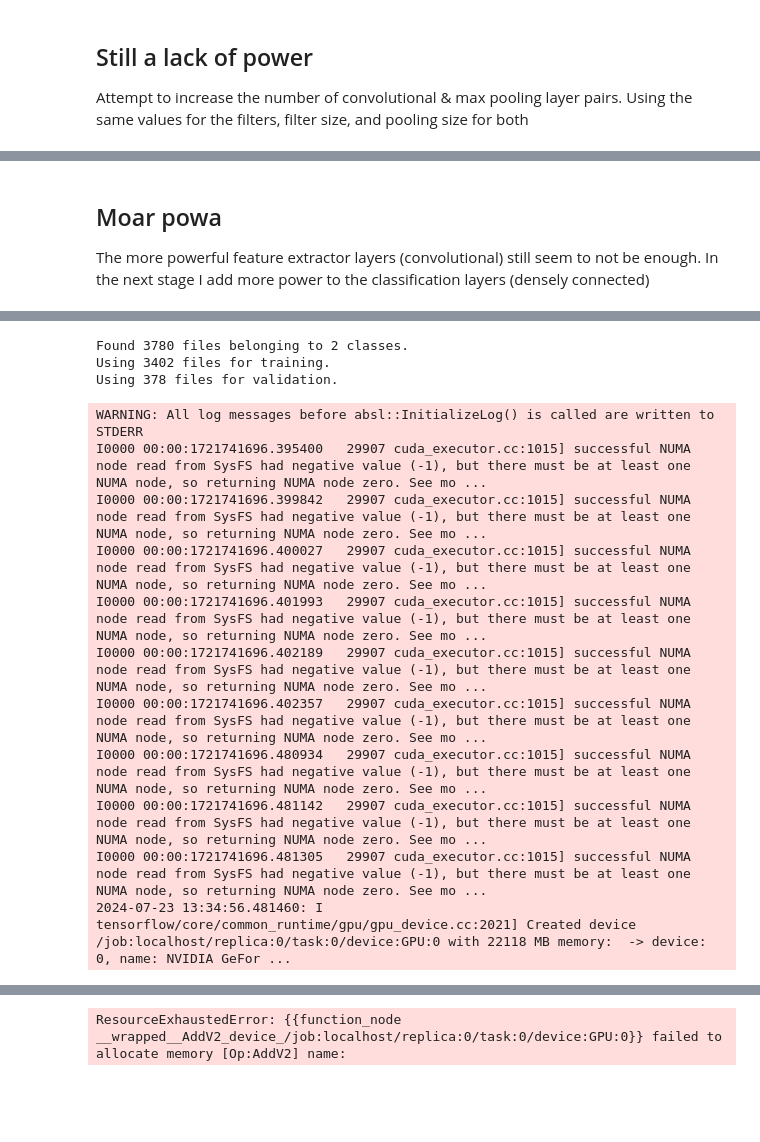
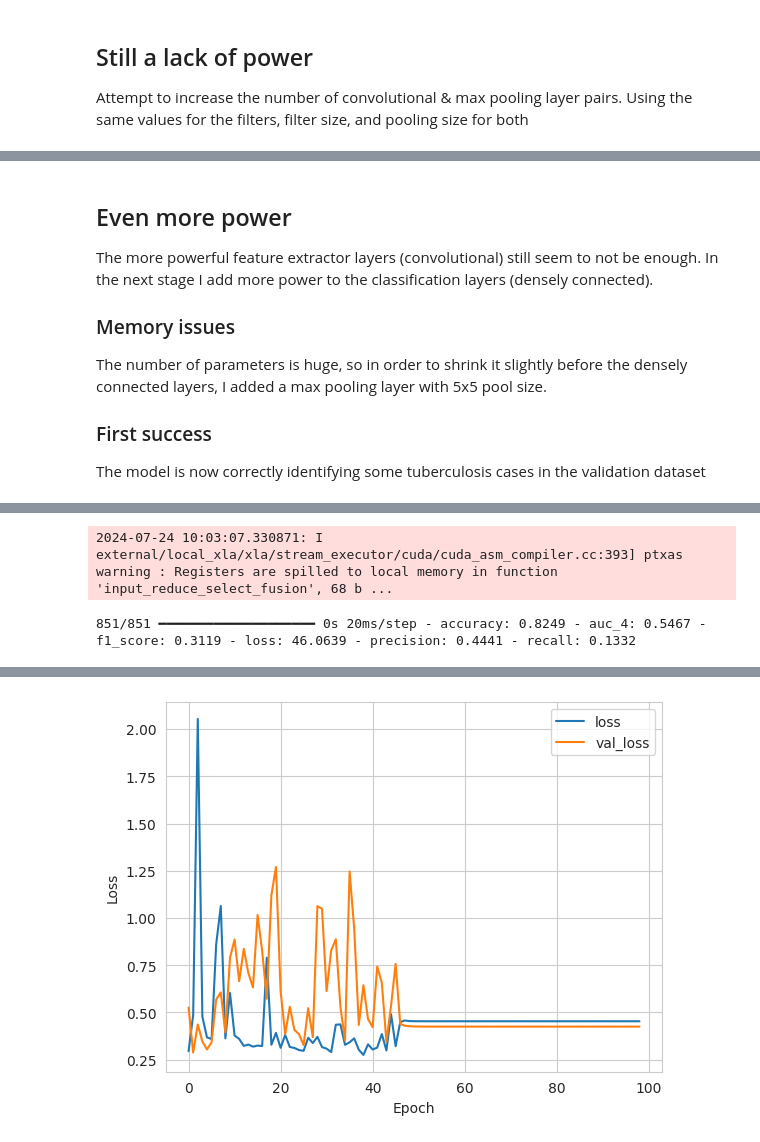
Before and after one commit to jasperchess/final-project, a Jupyter notebook: classification.ipynb, the cells around one changed output, grey strips where cells are left out. Cells and saved outputs as stored; diff of their text form; code cells hidden in the pictures; blank space fills up the shorter version.

```diff
--- a/classification.ipynb
+++ b/classification.ipynb
@@ -711,7 +734,15 @@ Epoch 100/100
 # %% [markdown]
-## Moar powa
+## Even more power
 
-The more powerful feature extractor layers (convolutional) still seem to not be enough. In the next stage I add more power to the classification layers (densely connected)
+The more powerful feature extractor layers (convolutional) still seem to not be enough. In the next stage I add more power to the classification layers (densely connected).
+
+### Memory issues
+
+The number of parameters is huge, so in order to shrink it slightly before the densely connected layers, I added a max pooling layer with 5x5 pool size.
+
+### First success
+
+The model is now correctly identifying some tuberculosis cases in the validation dataset
 # %%
 import keras
 
@@ -721,7 +752,7 @@ training_data = keras.utils.image_dataset_from_directory(
     split_dir + "/train",
     labels='inferred',
     label_mode='binary',
-    batch_size=32,
+    batch_size=4,
     image_size=(256, 256),
     shuffle=True,
     seed=123,
@@ -734,7 +765,7 @@ test = keras.utils.image_dataset_from_directory(
     split_dir + "/test",
     labels='inferred',
     label_mode='binary',
-    batch_size=32,
+    batch_size=4,
     image_size=(256, 256),
     shuffle=True,
     seed=123
@@ -745,10 +776,10 @@ human_dir_3 = keras.Sequential([
     keras.layers.Conv2D(256, (3, 3), activation='relu'),
     keras.layers.MaxPooling2D(pool_size=(2, 2)),
     keras.layers.Conv2D(128, (3, 3), activation='relu'),
-    keras.layers.MaxPooling2D(pool_size=(2, 2)),
+    keras.layers.MaxPooling2D(pool_size=(5, 5)),
     keras.layers.Flatten(),
-    keras.layers.Dense(4096, activation='relu'),
     keras.layers.Dense(2048, activation='relu'),
+    keras.layers.Dense(1024, activation='relu'),
     keras.layers.Dense(512, activation='relu'),
     keras.layers.Dense(1, activation='sigmoid'),
 ])
@@ -765,5 +796,16 @@ human_dir_3.compile(
     ]
 )
 
-history = human_dir_3.fit(train_dataset, epochs=100, validation_data=validation_dataset)
+history_3 = human_dir_3.fit(train_dataset, epochs=100, validation_data=validation_dataset)
+
+import seaborn as sns
+import matplotlib.pyplot as plt
+
+sns.set_style('whitegrid')
+plt.plot(history_3.history['loss'][1:], label='loss')
+plt.plot(history_3.history['val_loss'][1:], label='val_loss')
+plt.xlabel('Epoch')
+plt.ylabel('Loss')
+plt.legend()
+plt.show()
 # %% [output]
@@ -776,14 +818,2 @@ To enable the following instructions: AVX2 AVX512F AVX512_VNNI AVX512_BF16 FMA,
-Found 3780 files belonging to 2 classes.
-Using 3402 files for training.
-Using 378 files for validation.
+2024-07-24 10:03:07.330871: I external/local_xla/xla/stream_executor/cuda/cuda_asm_compiler.cc:393] ptxas warning : Registers are spilled to local memory in function 'input_reduce_select_fusion', 68 b ...
-WARNING: All log messages before absl::InitializeLog() is called are written to STDERR
-I0000 00:00:1721741696.395400   29907 cuda_executor.cc:1015] successful NUMA node read from SysFS had negative value (-1), but there must be at least one NUMA node, so returning NUMA node zero. See mo ...
-I0000 00:00:1721741696.399842   29907 cuda_executor.cc:1015] successful NUMA node read from SysFS had negative value (-1), but there must be at least one NUMA node, so returning NUMA node zero. See mo ...
-I0000 00:00:1721741696.400027   29907 cuda_executor.cc:1015] successful NUMA node read from SysFS had negative value (-1), but there must be at least one NUMA node, so returning NUMA node zero. See mo ...
-I0000 00:00:1721741696.401993   29907 cuda_executor.cc:1015] successful NUMA node read from SysFS had negative value (-1), but there must be at least one NUMA node, so returning NUMA node zero. See mo ...
-I0000 00:00:1721741696.402189   29907 cuda_executor.cc:1015] successful NUMA node read from SysFS had negative value (-1), but there must be at least one NUMA node, so returning NUMA node zero. See mo ...
-I0000 00:00:1721741696.402357   29907 cuda_executor.cc:1015] successful NUMA node read from SysFS had negative value (-1), but there must be at least one NUMA node, so returning NUMA node zero. See mo ...
-I0000 00:00:1721741696.480934   29907 cuda_executor.cc:1015] successful NUMA node read from SysFS had negative value (-1), but there must be at least one NUMA node, so returning NUMA node zero. See mo ...
-I0000 00:00:1721741696.481142   29907 cuda_executor.cc:1015] successful NUMA node read from SysFS had negative value (-1), but there must be at least one NUMA node, so returning NUMA node zero. See mo ...
-I0000 00:00:1721741696.481305   29907 cuda_executor.cc:1015] successful NUMA node read from SysFS had negative value (-1), but there must be at least one NUMA node, so returning NUMA node zero. See mo ...
-2024-07-23 13:34:56.481460: I tensorflow/core/common_runtime/gpu/gpu_device.cc:2021] Created device /job:localhost/replica:0/task:0/device:GPU:0 with 22118 MB memory:  -> device: 0, name: NVIDIA GeFor ...
+851/851 ━━━━━━━━━━━━━━━━━━━━ 0s 20ms/step - accuracy: 0.8249 - auc_4: 0.5467 - f1_score: 0.3119 - loss: 46.0639 - precision: 0.4441 - recall: 0.1332
@@ -808 +838 @@ Current allocation summary follows.
-ResourceExhaustedError: {{function_node __wrapped__AddV2_device_/job:localhost/replica:0/task:0/device:GPU:0}} failed to allocate memory [Op:AddV2] name:
+[figure, added]
```
Also changed, not shown: parts of 5 cells of this notebook, 2 other files.
